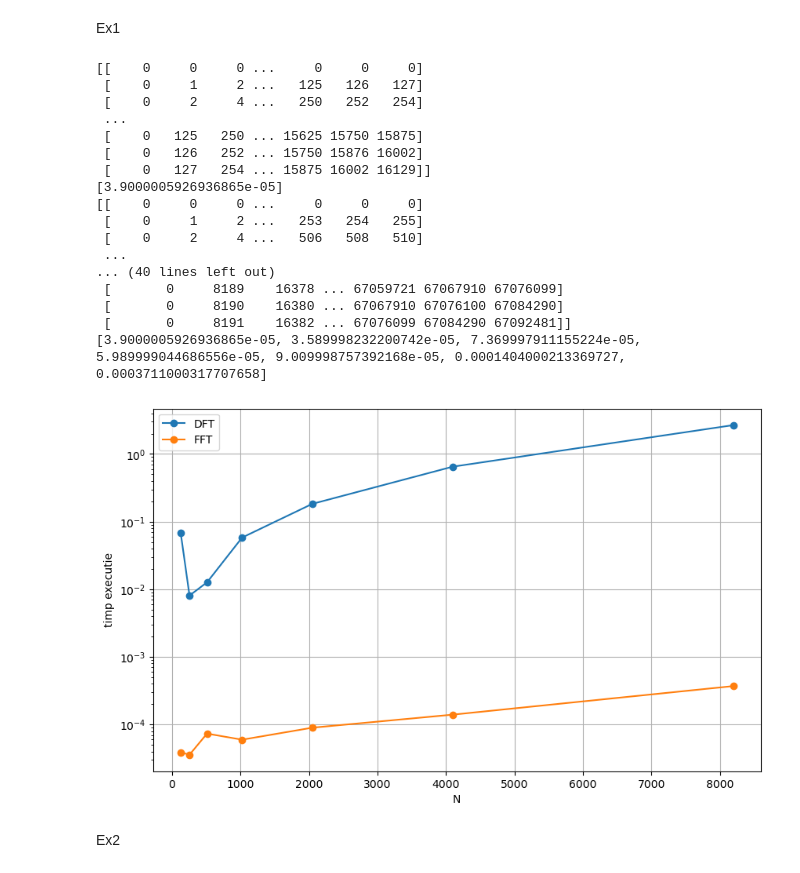
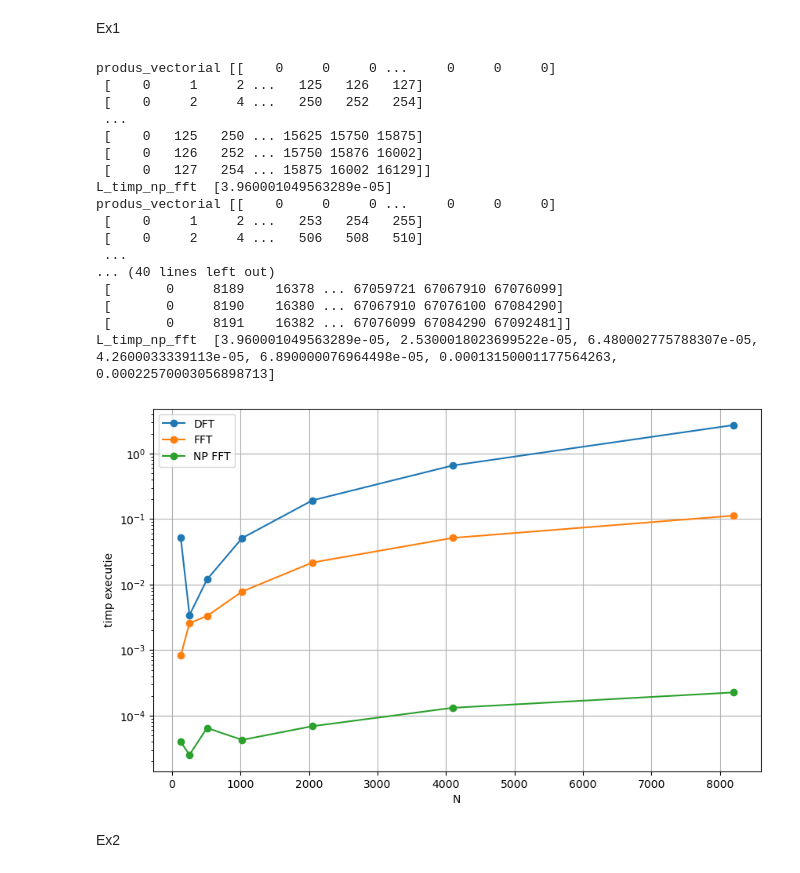
Before and after one commit to andialexandrescu/SignalProcessing_Lab, a Jupyter notebook: lab4.ipynb, the cells around one changed output. Cells and saved outputs as stored; diff of their text form; code cells hidden in the pictures.

```diff
--- a/lab4.ipynb
+++ b/lab4.ipynb
@@ -17,7 +17,17 @@ os.makedirs("lab4_plots/ex1", exist_ok=True)
 
 N = [128, 256, 512, 1024, 2048, 4096, 8192]
 L_timp_dft = []
+L_timp_np_fft = []
 L_timp_fft = []
+
+def fft_manual(x):
+    n = len(x)
+    if n <= 1:
+        return x
+    par = fft_manual(x[0::2])
+    imp = fft_manual(x[1::2])
+    T = [np.exp(-2j*np.pi*k/n)*imp[k] for k in range(n//2)]
+    return [par[k]+T[k] for k in range(n//2)] + [par[k]-T[k] for k in range(n//2)]
 
 for N_aux in N:
     x = np.random.uniform(-1, 1, N_aux)
@@ -25,29 +35,43 @@ for N_aux in N:
     coloana = np.arange(N_aux).reshape(N_aux, 1) # indicii k
     linie = np.arange(N_aux).reshape(1, N_aux) # indicii m
     produs_vectorial = coloana*linie
-    print(produs_vectorial)
-
-    start = time.time()
+    print("produs_vectorial", produs_vectorial)
+    start = time.perf_counter()
     n = len(x)
     X = np.zeros(n, dtype=np.complex_)
     exp = np.exp(-2*np.pi*1j*produs_vectorial/n)
     X = x@exp # inmultire matriceala
-    L_timp_dft.append(time.time()-start)
+    L_timp_dft.append(time.perf_counter()-start)
+
+    # var2
+    # start = time.time()
+    # n = len(x)
+    # X = np.zeros(n, dtype=np.complex_)
+    # for m in range(n):
+    #     suma = 0
+    #     for k in range(n):
+    #         suma += x[k]*np.exp(-2*np.pi*1j*k*m/n)
+    #     X[m] = suma
+    # L_timp_dft.append(time.time()-start)
 
     start = time.perf_counter()
-    np_fft_result = np.fft.fft(x)
+    fft_rez = fft_manual(x)
     L_timp_fft.append(time.perf_counter()-start)
-    print(L_timp_fft)
+
+    start = time.perf_counter() # timpi apropiata de 0 care altfel nu sunt perceputi cu time.time()
+    np_fft_rez = np.fft.fft(x)
+    L_timp_np_fft.append(time.perf_counter()-start)
+    print("L_timp_np_fft ", L_timp_np_fft)
 # %% [output]
-[[    0     0     0 ...     0     0     0]
+produs_vectorial [[    0     0     0 ...     0     0     0]
  [    0     1     2 ...   125   126   127]
  [    0     2     4 ...   250   252   254]
  ...
  [    0   125   250 ... 15625 15750 15875]
  [    0   126   252 ... 15750 15876 16002]
  [    0   127   254 ... 15875 16002 16129]]
-[3.9000005926936865e-05]
-[[    0     0     0 ...     0     0     0]
+L_timp_np_fft  [3.960001049563289e-05]
+produs_vectorial [[    0     0     0 ...     0     0     0]
  [    0     1     2 ...   253   254   255]
  [    0     2     4 ...   506   508   510]
  ...
@@ -55,20 +79,21 @@ for N_aux in N:
  [       0     8189    16378 ... 67059721 67067910 67076099]
  [       0     8190    16380 ... 67067910 67076100 67084290]
  [       0     8191    16382 ... 67076099 67084290 67092481]]
-[3.9000005926936865e-05, 3.589998232200742e-05, 7.369997911155224e-05, 5.989999044686556e-05, 9.009998757392168e-05, 0.0001404000213369727, 0.0003711000317707658]
+L_timp_np_fft  [3.960001049563289e-05, 2.5300018023699522e-05, 6.480002775788307e-05, 4.2600033339113e-05, 6.890000076964498e-05, 0.00013150001177564263, 0.00022570003056898713]
 # %%
 plt.figure(figsize=(10, 6))
 plt.plot(N, L_timp_dft, marker='o', label='DFT')
-plt.plot(N, L_timp_fft, marker='o',label='FFT')
+plt.plot(N, L_timp_fft, marker='o', label='FFT')
+plt.plot(N, L_timp_np_fft, marker='o',label='NP FFT')
 plt.xlabel('N')
 plt.ylabel('timp executie')
 plt.yscale('log')
 plt.legend()
 plt.grid(True)
 plt.savefig(fname="./lab4_plots/ex1/comparatie_timpi_dft_vs_fft.pdf", format="pdf")
 plt.show()
 # %% [output]
-[figure, old version]
+[figure, new version]
 # %% [markdown]
 Ex2
 # %%
```
Also changed, not shown: parts of 1 cell of this notebook, 4 other files.
